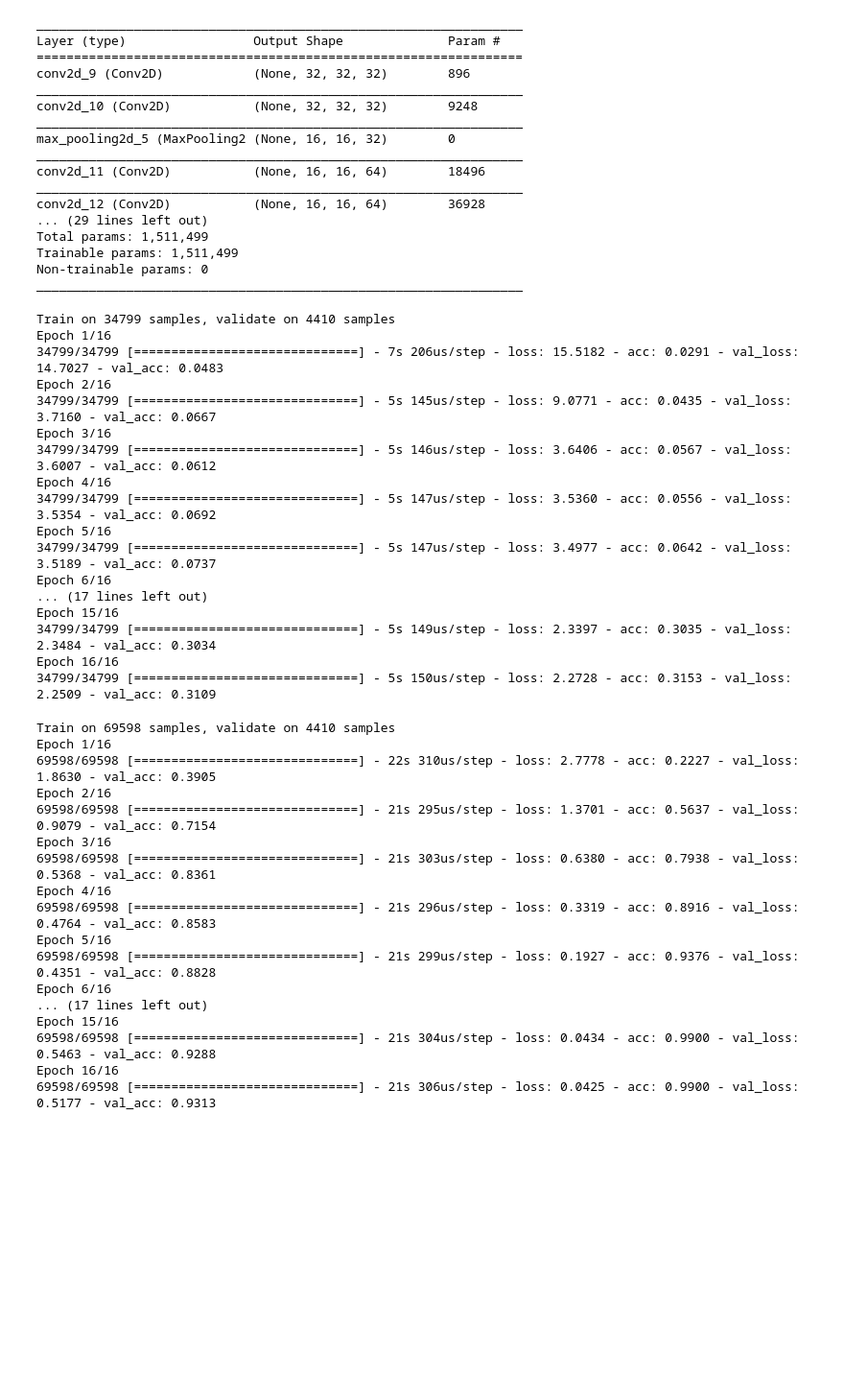
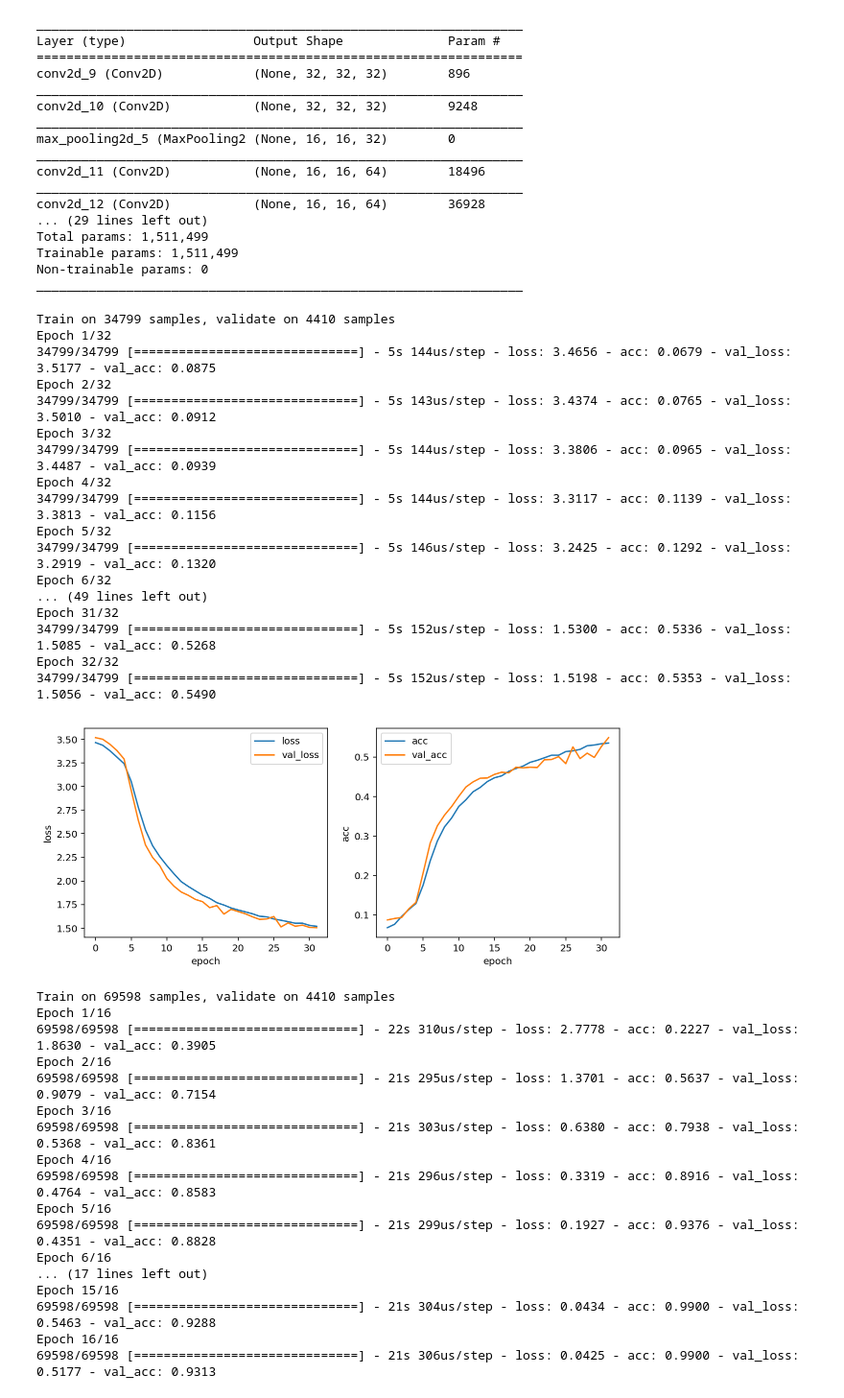
Before and after one commit to mickiedd/carnd_t1p2, a Jupyter notebook: Traffic_Sign_Classifier.ipynb, the cells around one changed output. Shown at 96% size. Drawn from its saved outputs; the diff is of its cells as text; code cells hidden in the pictures; blank space fills up the shorter version.

```diff
--- a/Traffic_Sign_Classifier.ipynb
+++ b/Traffic_Sign_Classifier.ipynb
@@ -332,28 +332,46 @@ def fitDataset(model):
     y_valid_onehot = np.zeros((n_validation, n_classes), dtype=np.uint8)
     for i in range(n_validation):
         y_valid_onehot[i][y_valid[i]] = 1
-    h = model.fit(X_train, y_train_onehot, batch_size=32, epochs=16, validation_data=(X_valid, y_valid_onehot))
+    h = model.fit(X_train, y_train_onehot, batch_size=32, epochs=32, validation_data=(X_valid, y_valid_onehot))
     return h
 # %%
 h_simple = fitDataset(model_simple)
 # %% [output]
 Train on 34799 samples, validate on 4410 samples
-Epoch 1/16
-34799/34799 [==============================] - 7s 206us/step - loss: 15.5182 - acc: 0.0291 - val_loss: 14.7027 - val_acc: 0.0483
-Epoch 2/16
-34799/34799 [==============================] - 5s 145us/step - loss: 9.0771 - acc: 0.0435 - val_loss: 3.7160 - val_acc: 0.0667
-Epoch 3/16
-34799/34799 [==============================] - 5s 146us/step - loss: 3.6406 - acc: 0.0567 - val_loss: 3.6007 - val_acc: 0.0612
-Epoch 4/16
-34799/34799 [==============================] - 5s 147us/step - loss: 3.5360 - acc: 0.0556 - val_loss: 3.5354 - val_acc: 0.0692
-Epoch 5/16
-34799/34799 [==============================] - 5s 147us/step - loss: 3.4977 - acc: 0.0642 - val_loss: 3.5189 - val_acc: 0.0737
-Epoch 6/16
-... (17 lines left out)
-Epoch 15/16
-34799/34799 [==============================] - 5s 149us/step - loss: 2.3397 - acc: 0.3035 - val_loss: 2.3484 - val_acc: 0.3034
-Epoch 16/16
-34799/34799 [==============================] - 5s 150us/step - loss: 2.2728 - acc: 0.3153 - val_loss: 2.2509 - val_acc: 0.3109
+Epoch 1/32
+34799/34799 [==============================] - 5s 144us/step - loss: 3.4656 - acc: 0.0679 - val_loss: 3.5177 - val_acc: 0.0875
+Epoch 2/32
+34799/34799 [==============================] - 5s 143us/step - loss: 3.4374 - acc: 0.0765 - val_loss: 3.5010 - val_acc: 0.0912
+Epoch 3/32
+34799/34799 [==============================] - 5s 144us/step - loss: 3.3806 - acc: 0.0965 - val_loss: 3.4487 - val_acc: 0.0939
+Epoch 4/32
+34799/34799 [==============================] - 5s 144us/step - loss: 3.3117 - acc: 0.1139 - val_loss: 3.3813 - val_acc: 0.1156
+Epoch 5/32
+34799/34799 [==============================] - 5s 146us/step - loss: 3.2425 - acc: 0.1292 - val_loss: 3.2919 - val_acc: 0.1320
+Epoch 6/32
+... (49 lines left out)
+Epoch 31/32
+34799/34799 [==============================] - 5s 152us/step - loss: 1.5300 - acc: 0.5336 - val_loss: 1.5085 - val_acc: 0.5268
+Epoch 32/32
+34799/34799 [==============================] - 5s 152us/step - loss: 1.5198 - acc: 0.5353 - val_loss: 1.5056 - val_acc: 0.5490
+# %%
+def plotLossAndAccuracy(history):
+    plt.figure(figsize=(10, 4))
+    plt.subplot(1, 2, 1)
+    plt.plot(history['loss'])
+    plt.plot(history['val_loss'])
+    plt.legend(['loss', 'val_loss'])
+    plt.ylabel('loss')
+    plt.xlabel('epoch')
+    plt.subplot(1, 2, 2)
+    plt.plot(history['acc'])
+    plt.plot(history['val_acc'])
+    plt.legend(['acc', 'val_acc'])
+    plt.ylabel('acc')
+    plt.xlabel('epoch')
+plotLossAndAccuracy(h_simple.history)
+# %% [output]
+[figure, added]
 # %%
 h_complicate = fitDataset(model_complicate)
 # %% [output]
```
Also changed, not shown: parts of 4 cells of this notebook.
